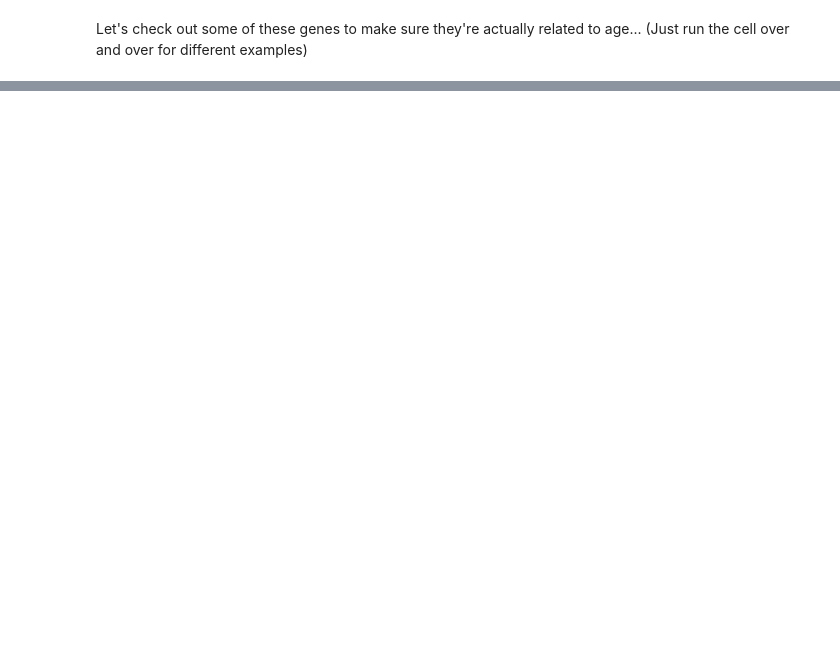
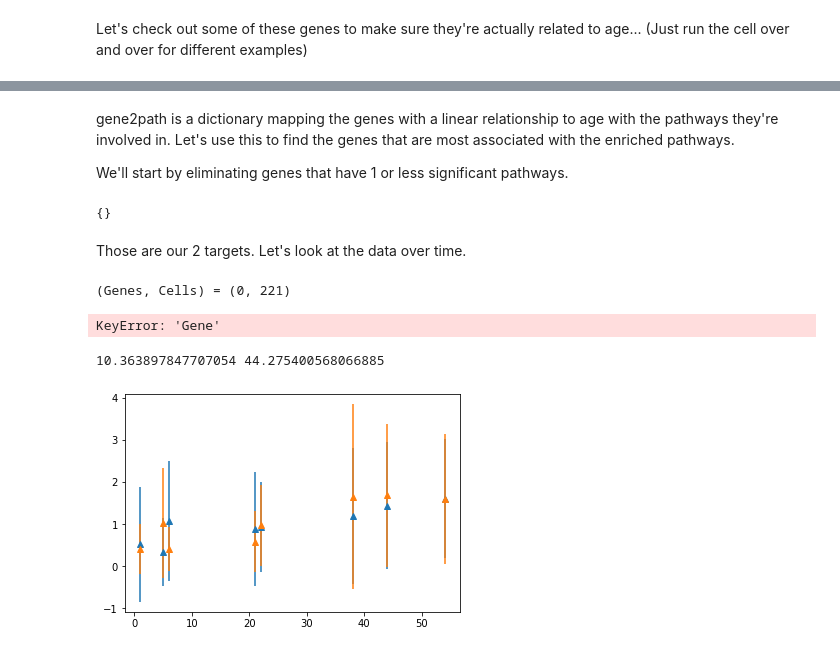
Before and after one commit to RARARARARARARARARARARARA/RNAseqAnalysis, a Jupyter notebook: ProcessingV0.ipynb, the cells around one changed output, grey strips where cells are left out. Saved outputs shown, nothing was run; the diff lists cells and outputs as text; code cells hidden in the pictures; blank space fills up the shorter version.

```diff
--- a/ProcessingV0.ipynb
+++ b/ProcessingV0.ipynb
@@ -157,16 +155,17 @@ I use the pearsonr r and p values to find genes that are associated with aging.
 # %%
-print(means.shape)
+# print(means.shape)
 t = [int(i[:2]) for i in sorted(listdir(folder))]
 goodinds = []
 for i,y in enumerate(means[:,potentialgenes.index].T):
     if np.max(y) > 1:
-        r,p = sp.stats.pearsonr(t,y)
+        r,p = sp.stats.spearmanr(t,y)
         if abs(r) > 0.8 and p < 0.05:
             goodinds += [potentialgenes.index[i]]
 
 
-print('Corrolated genes that also work with the pearson corrolation criteria:',len(goodinds))
+print('Corrolated genes that also work with the spearmons corrolation criteria:',len(goodinds))
 with open('TargetGenesV0.txt','w+') as f:
     for i in genes[goodinds]:
+        print(i,end='\t')
         f.write(i+'\n')
 # %% [output]
@@ -228,0 +233,51 @@ The more yellow a pathway is, the more confident Reactome is that relates to agi
+# %%
+data = pd.read_csv('ReactomeDataV0.csv')
+genes = set(pd.read_csv('TargetGenesV0.txt',header=None)[0])
+
+gene2path = { i : [] for i in genes}
+for i , j , fdr in zip(data['Submitted entities found'],data['Pathway name'],data['Entities FDR']):
+    if fdr < 0.05:
+        for k in i.strip().split(';'):
+            if k in gene2path:
+                gene2path[k] += [j]
+# %% [markdown]
+gene2path is a dictionary mapping the genes with a linear relationship to age with the pathways they're involved in. Let's use this to find the genes that are most associated with the enriched pathways.
+
+We'll start by eliminating genes that have 1 or less significant pathways.
+# %%
+possibletargets = { i : j for i,j in gene2path.items() if len(j) > 1 }
+possibletargets
+# %% [output]
+{}
+# %% [markdown]
+Those are our 2 targets. Let's look at the data over time.
+# %%
+folder = 'DenoisedData/'
+stds = []
+means = []
+for i,f in enumerate(sorted(listdir(folder))):
+    df = pd.read_csv(folder+f,delimiter='\t')[ [i in possibletargets for i in df['Gene']] ]
+    counts = df[df.columns[1:]]
+    genes = df['Gene']
+    print('(Genes, Cells) =',counts.shape)
+    genemean = counts.mean(axis=1)
+    genestd = counts.std(axis=1)
+
+
+    stds += [genestd]
+    means += [genemean]
+
+stds = np.array(list(stds))
+means = np.array(list(means))
+# %% [output]
+(Genes, Cells) = (0, 221)
+KeyError: 'Gene'
+# %%
+t = [int(i[:2]) for i in sorted(listdir(folder))]
+plt.errorbar(t, means[:,0]/np.median(means[:,0]), stds[:,0]/np.median(means[:,0]), linestyle='None', marker='^')
+plt.errorbar(t, means[:,1]/np.median(means[:,1]), stds[:,1]/np.median(means[:,1]), linestyle='None', marker='^')
+print(np.std(means[:,1]),max(stds[:,1]))
+plt.show()
+# %% [output]
+10.363897847707054 44.275400568066885
+[figure, added]
```
Also changed, not shown: parts of 11 cells of this notebook, 19 other files.
